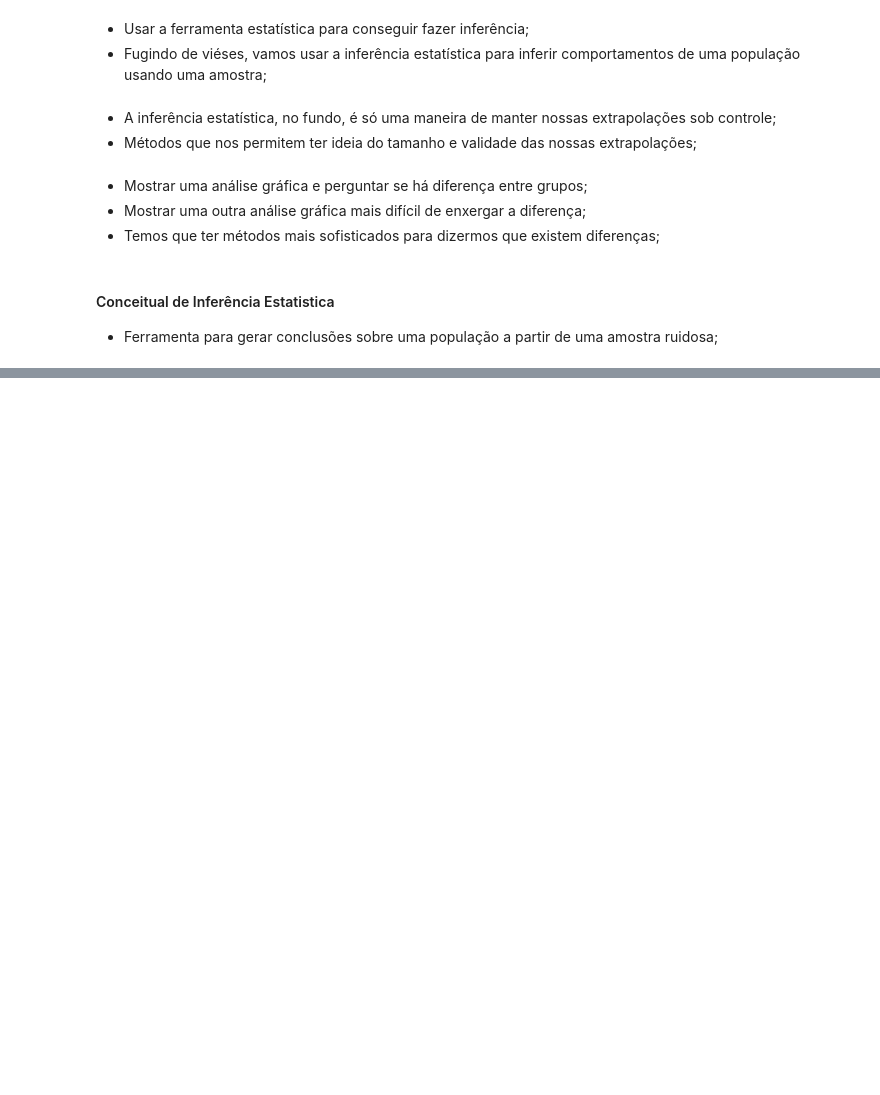
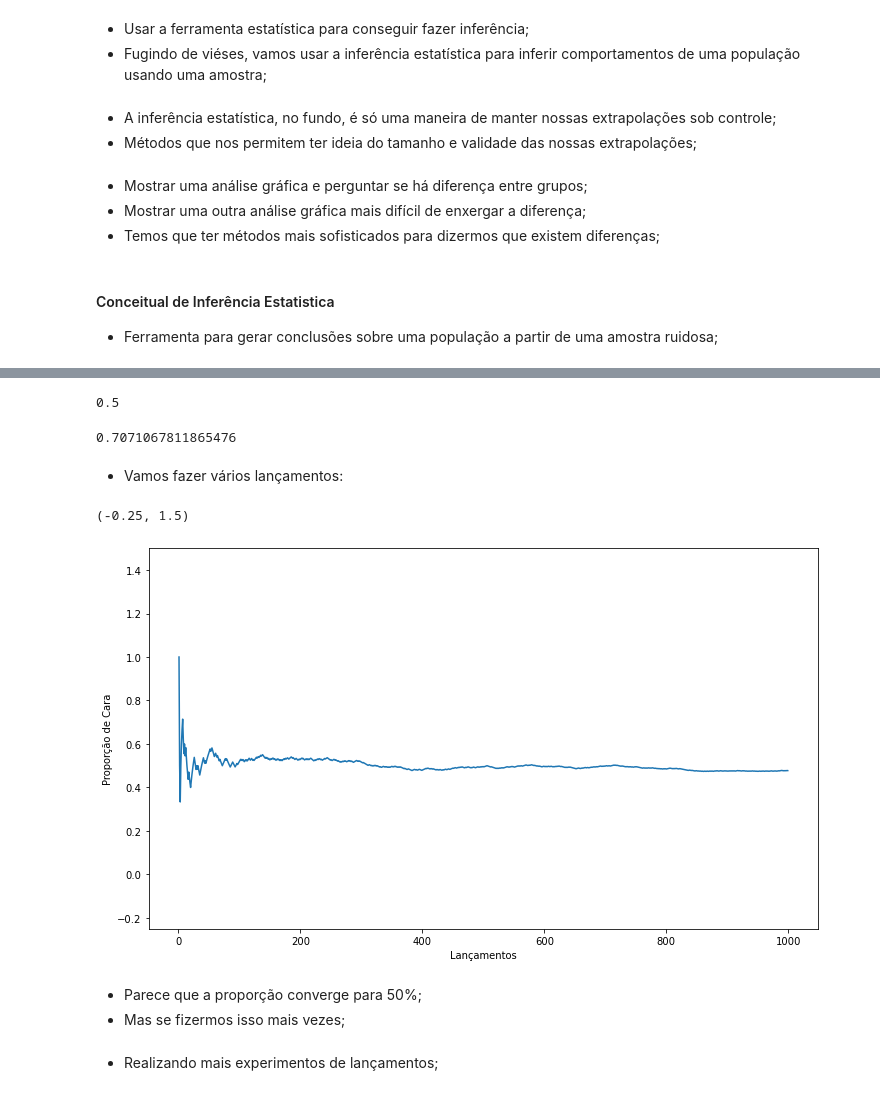
Before and after one commit to Vieirbat/Causal-Inference, a Jupyter notebook: Prática - Aulas.ipynb, the cells around one changed output, grey strips where cells are left out. Drawn from its saved outputs; the diff is of its cells as text; code cells hidden in the pictures; blank space fills up the shorter version.

```diff
--- a/Prática - Aulas.ipynb
+++ b/Prática - Aulas.ipynb
@@ -39,0 +242,48 @@ os.getcwd()
+# %%
+lanca_moeda = [0,1]
+
+lanca_moeda = pd.Series(lanca_moeda)
+# %%
+lanca_moeda.mean()
+# %% [output]
+0.5
+# %%
+lanca_moeda.std(ddof=1)
+# %% [output]
+0.7071067811865476
+# %% [markdown]
+- Vamos fazer vários lançamentos:
+# %%
+lancamentos = 1000
+
+lista_lancamentos = []
+lista_lancamentos_media = []
+lista_lancamentos_var = []
+lista_diff_cara_coroa = []
+
+for lancamento in range(1,lancamentos,1):
+
+    lista_lancamentos.append(lanca_moeda.sample(n=1, replace=True).iat[0])
+    lista_lancamentos_media.append(np.mean(lista_lancamentos))
+    lista_lancamentos_var.append(np.var(lista_lancamentos))
+
+    contagem = pd.value_counts(lista_lancamentos)
+    num_cara = contagem.get(1, 1)
+    num_coroa = contagem.get(0, 0)
+
+    lista_diff_cara_coroa.append(num_cara/(num_cara+num_coroa))
+# %%
+fig, ax = plt.subplots(nrows=1, ncols=1, figsize=(12,7))
+
+ax.plot(list(range(1,lancamentos,1)), lista_diff_cara_coroa)
+ax.set_xlabel('Lançamentos')
+ax.set_ylabel('Proporção de Cara')
+ax.set_ylim(-0.25, 1.5)
+# %% [output]
+(-0.25, 1.5)
+[figure, added]
+# %% [markdown]
+- Parece que a proporção converge para 50%;
+- Mas se fizermos isso mais vezes;
+# %% [markdown]
+- Realizando mais experimentos de lançamentos;
```
Also changed, not shown: parts of 111 cells of this notebook.
